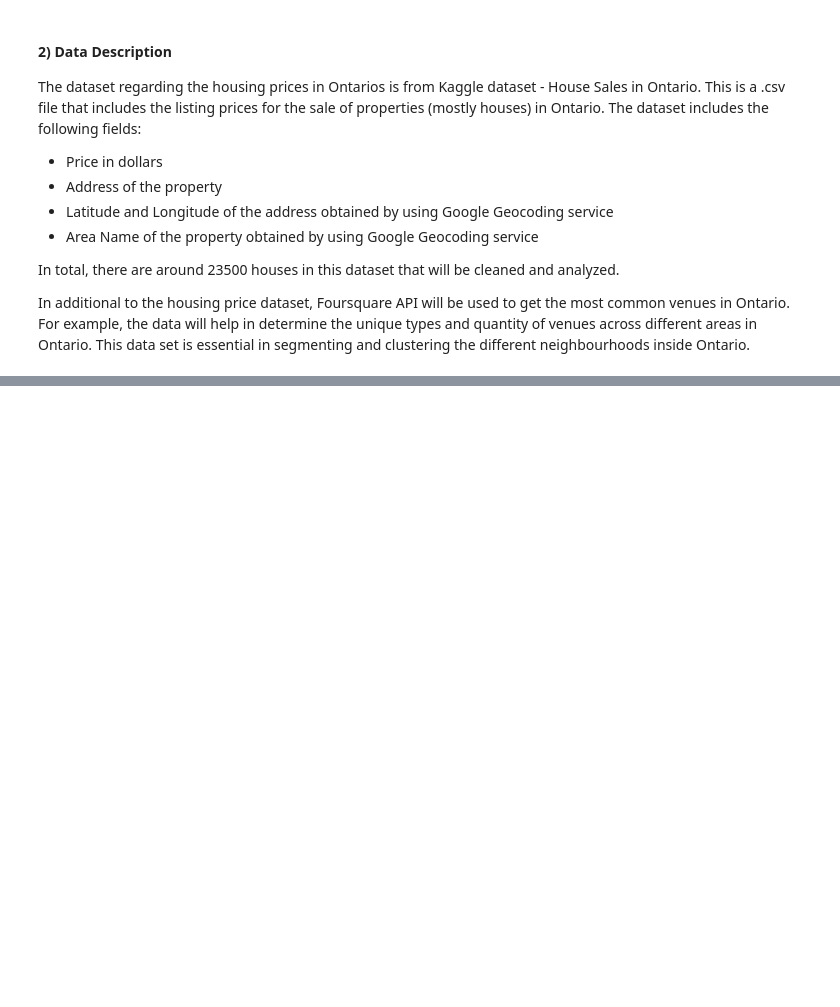
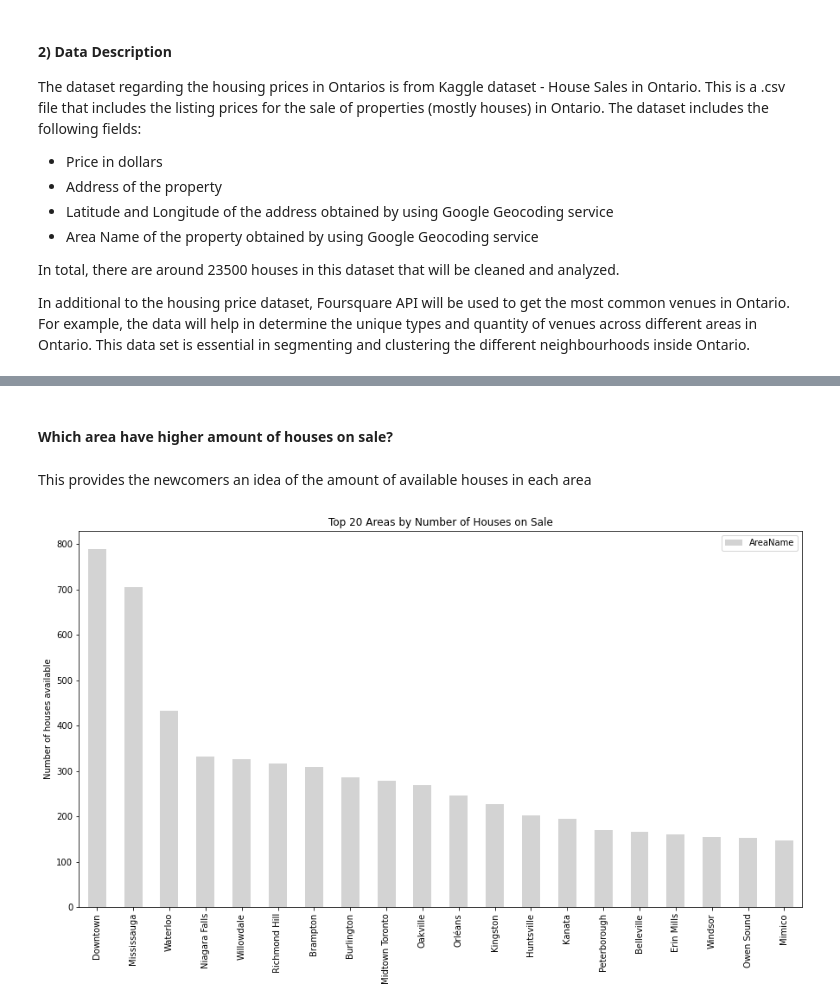
Before and after one commit to kerry918/IBM-Data-Science-Capstone, a Jupyter notebook: Capstone Project Notebook.ipynb, the cells around one changed output, grey strips where cells are left out. Cells and saved outputs as stored; diff of their text form; code cells hidden in the pictures; blank space fills up the shorter version.

Commit message:
Completed the Data Analysis and Visualization section

```diff
--- a/Capstone Project Notebook.ipynb
+++ b/Capstone Project Notebook.ipynb
@@ -29,0 +99,4 @@ import numpy as np
+# %%
+#Eliminating houses with invalid lat and lng
+df = df[(df['lat'] != -999 ) & (df['lng'] != -999)]
+df.shape
@@ -29,0 +105,4 @@ import numpy as np
+# %%
+#Eliminating houses with price <= 100000
+df = df[(df['Price'] >= 100000)]
+df.shape
@@ -29,0 +111,5 @@ import numpy as np
+# %%
+# Parse the address and create a city column
+df['City'] = df['Address'].str.replace(', ON','')
+df['City'] = df['City'].str.split(' ').str.get(-1)
+df.head()
@@ -29,0 +123,10 @@ import numpy as np
+# %%
+# Remove areas that only have a few houses
+df = df.groupby(['City']).filter(lambda x: len(x) > 10)
+
+# Get the Average Price for a city
+AvePrice = df.groupby(['City']).mean()
+
+print(AvePrice.head(10))
+print("The highest Average Price is ", AvePrice.Price.max())
+AvePrice.shape
@@ -29,0 +148,15 @@ import numpy as np
+# %% [markdown]
+#### Which area have higher amount of houses on sale?
+# %% [markdown]
+This provides the newcomers an idea of the amount of available houses in each area
+# %%
+# Creating a TOP 20 Rank by area
+# Visualizing using Bar Charts
+quantity = pd.DataFrame(df['AreaName'].value_counts())
+quantity.sort_values(by='AreaName')
+quantity[0:20].plot(kind='bar', color='lightgrey', figsize=(15, 8))
+plt.title('Top 20 Areas by Number of Houses on Sale')
+plt.ylabel('Number of houses available')
+plt.show()
+# %% [output]
+[figure, added]
```
Also changed, not shown: parts of 61 cells of this notebook.
